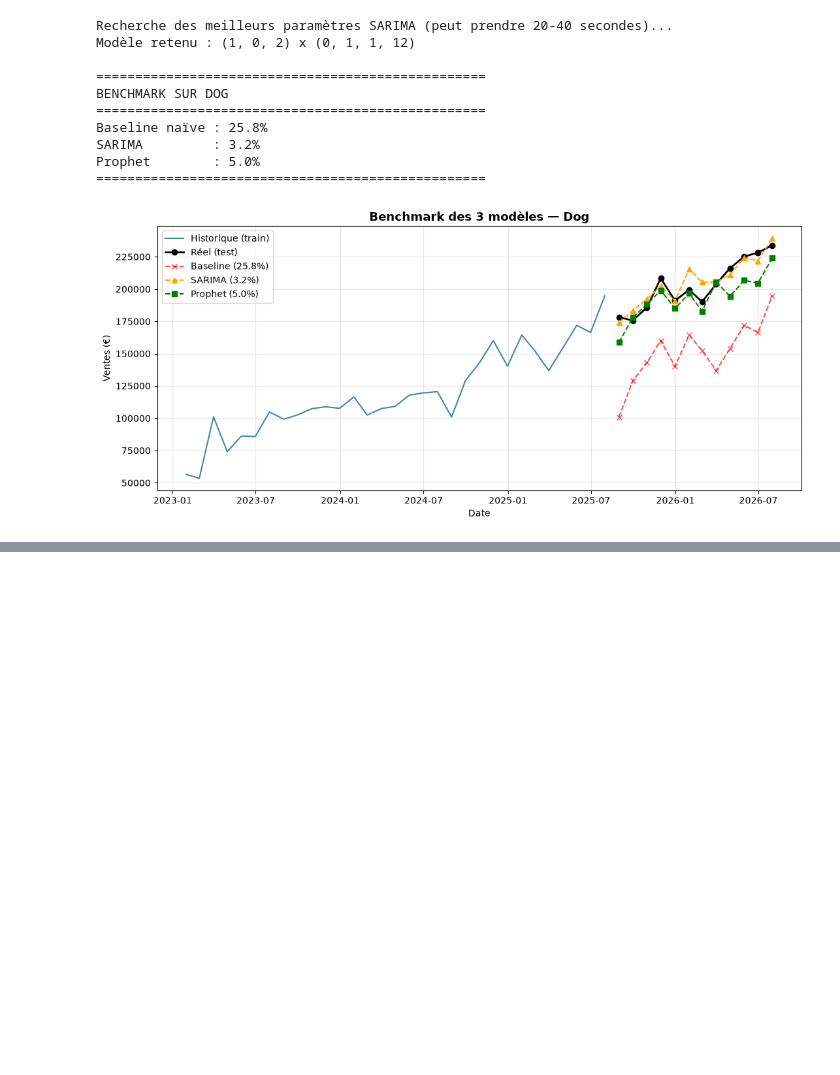
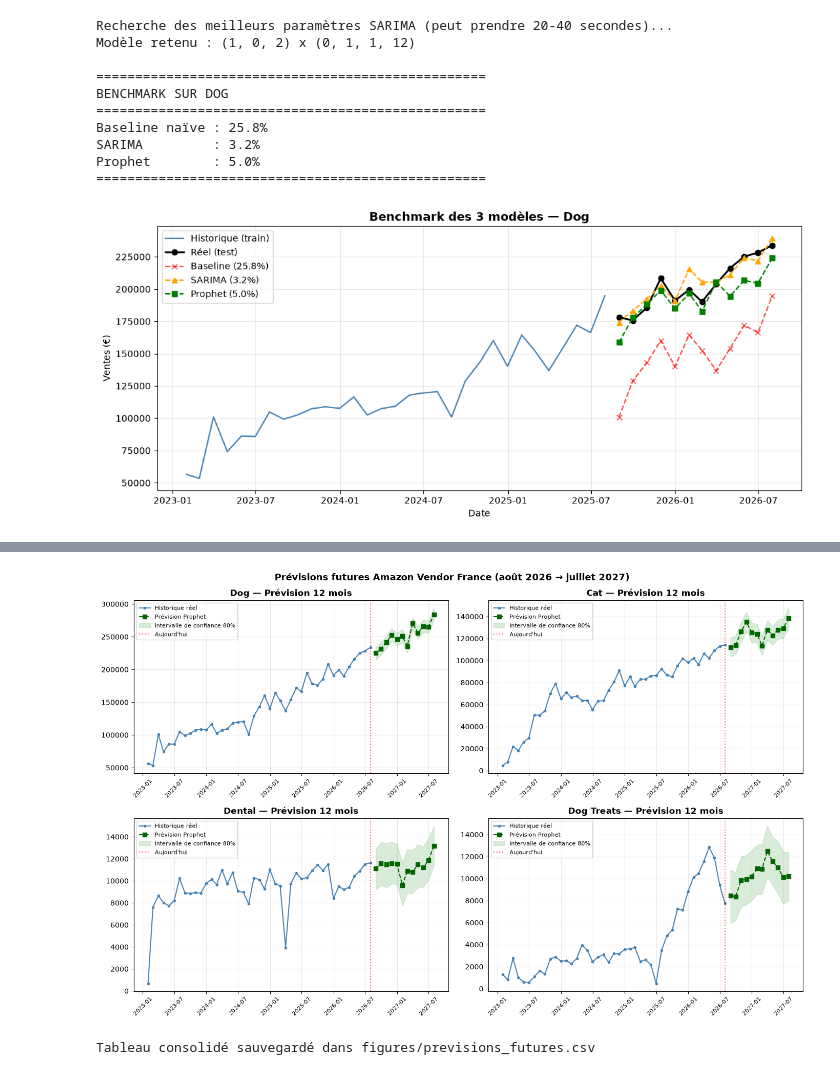
Before and after one commit to JoffrayDA/memoire-forecast-edgardcooper, a Jupyter notebook: notebooks/forecast.ipynb, the cells around one changed output, grey strips where cells are left out. Drawn from its saved outputs; the diff is of its cells as text; code cells hidden in the pictures; blank space fills up the shorter version.

```diff
--- a/notebooks/forecast.ipynb
+++ b/notebooks/forecast.ipynb
@@ -216,0 +322,66 @@ Prophet        : 5.0%
+# %%
+# BLOC 6 — Prévisions FUTURES sur les 4 catégories (12 mois à venir)
+# Cette fois on entraîne sur TOUTES les données pour prédire l'avenir réel.
+
+horizon = 12  # nombre de mois à prédire dans le futur
+
+previsions_futures = {}
+
+for nom_cat in ["Dog", "Cat", "Dental", "Dog Treats"]:
+    # 1) Prendre TOUTE la série (pas de découpage cette fois)
+    serie = cat[cat["categorie"] == nom_cat].sort_values("date").reset_index(drop=True)
+    df_p = serie[["date", "ventes"]].rename(columns={"date": "ds", "ventes": "y"})
+
+    # 2) Entraîner Prophet sur l'historique complet
+    m = Prophet(yearly_seasonality=True, weekly_seasonality=False, daily_seasonality=False,
+                interval_width=0.80)  # intervalle de confiance à 80%
+    m.fit(df_p)
+
+    # 3) Créer les 12 mois futurs et prédire
+    futur = m.make_future_dataframe(periods=horizon, freq="ME")
+    prev = m.predict(futur)
+
+    # 4) On garde uniquement les 12 mois de prévision future
+    prev_future = prev[["ds", "yhat", "yhat_lower", "yhat_upper"]].iloc[-horizon:].reset_index(drop=True)
+    prev_future.columns = ["Mois", "Prévision", "Min (IC 80%)", "Max (IC 80%)"]
+    previsions_futures[nom_cat] = prev_future
+
+    # 5) Affichage lisible
+    print(f"\n{'='*70}")
+    print(f"PRÉVISIONS FUTURES — {nom_cat}")
+    print(f"{'='*70}")
+    affichage = prev_future.copy()
+    affichage["Mois"] = affichage["Mois"].dt.strftime("%b %Y")
+    for col in ["Prévision", "Min (IC 80%)", "Max (IC 80%)"]:
+        affichage[col] = affichage[col].round(0).astype(int).apply(lambda x: f"{x:,} €".replace(",", " "))
+    print(affichage.to_string(index=False))
+
+# 6) Graphique de synthèse : historique + prévisions futures pour les 4 catégories
+fig, axes = plt.subplots(2, 2, figsize=(14, 9))
+axes = axes.flatten()
+
+for i, nom_cat in enumerate(["Dog", "Cat", "Dental", "Dog Treats"]):
+    serie = cat[cat["categorie"] == nom_cat].sort_values("date")
+    prev_future = previsions_futures[nom_cat]
+
+    axes[i].plot(serie["date"], serie["ventes"], label="Historique réel", color="steelblue", marker="o", markersize=3)
+    axes[i].plot(prev_future["Mois"], prev_future["Prévision"], label="Prévision Prophet", color="darkgreen", marker="s", linestyle="--")
+    axes[i].fill_between(prev_future["Mois"], prev_future["Min (IC 80%)"], prev_future["Max (IC 80%)"],
+                         color="green", alpha=0.15, label="Intervalle de confiance 80%")
+    axes[i].axvline(serie["date"].max(), color="red", linestyle=":", alpha=0.6, label="Aujourd'hui")
+    axes[i].set_title(f"{nom_cat} — Prévision {horizon} mois", fontweight="bold")
+    axes[i].tick_params(axis="x", rotation=45, labelsize=8)
+    axes[i].grid(alpha=0.3)
+    axes[i].legend(fontsize=8, loc="upper left")
+
+fig.suptitle("Prévisions futures Amazon Vendor France (août 2026 → juillet 2027)",
+             fontsize=13, fontweight="bold")
+fig.tight_layout()
+plt.savefig("../figures/previsions_futures.png", dpi=110, bbox_inches="tight")
+plt.show()
+
+# 7) Export CSV consolidé pour ton mémoire / manager
+export = pd.concat([df.assign(Catégorie=c) for c, df in previsions_futures.items()], ignore_index=True)
+export.to_csv("../figures/previsions_futures.csv", index=False)
+print("\nTableau consolidé sauvegardé dans figures/previsions_futures.csv")
+# %% [output]
@@ -216,0 +405,2 @@ Prophet        : 5.0%
+[figure, added]
+Tableau consolidé sauvegardé dans figures/previsions_futures.csv
```
Also changed, not shown: parts of 2 cells of this notebook, 4 other files.
